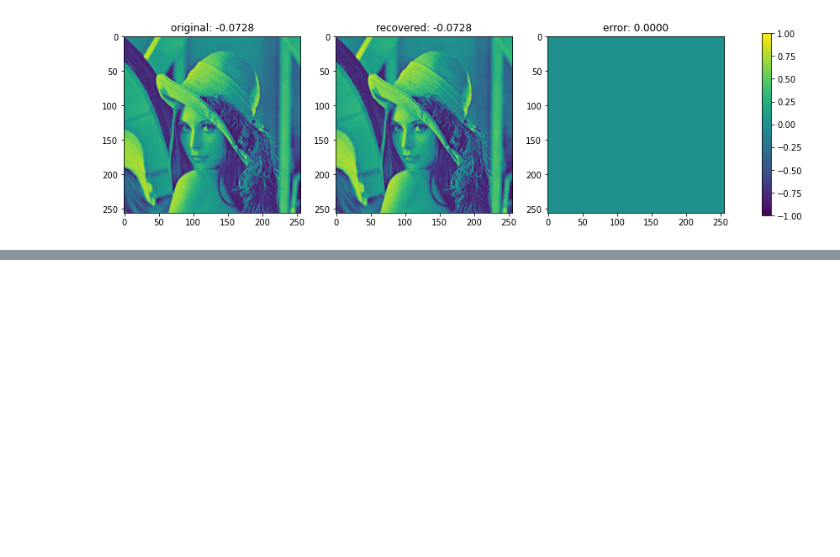
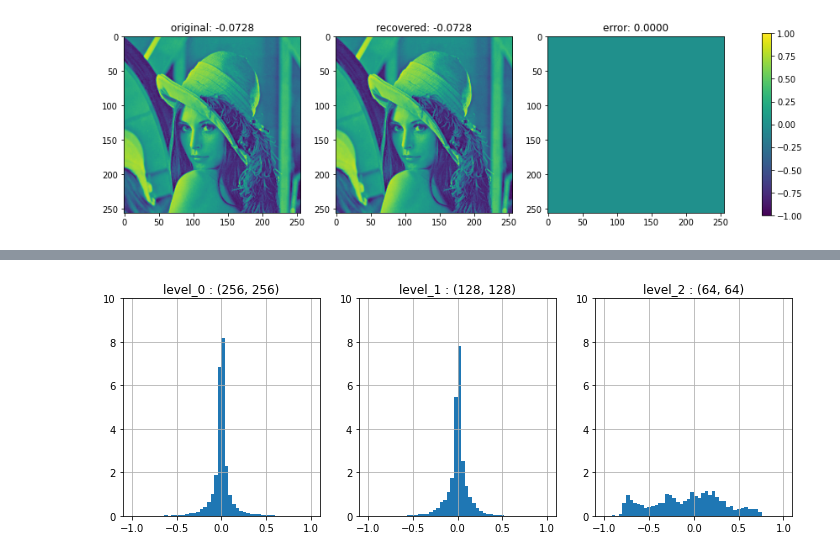
Before and after one commit to NikolasMarkou/blind_image_denoising, a Jupyter notebook: notebooks/test_laplacian_pyramid.ipynb, the cells around one changed output, grey strips where cells are left out. Drawn from its saved outputs; the diff is of its cells as text; code cells hidden in the pictures; blank space fills up the shorter version.

```diff
--- a/notebooks/test_laplacian_pyramid.ipynb
+++ b/notebooks/test_laplacian_pyramid.ipynb
@@ -88,0 +95,17 @@ plt.show()
+# %%
+fig, axes = plt.subplots(nrows=1, ncols=LEVELS, figsize=(12,4))
+for i in range(LEVELS):
+    x_mean_i = np.mean(x_pyramid[i])
+    x_min_i = np.min(np.abs(x_pyramid[i]))
+    x_max_i = np.max(np.abs(x_pyramid[i]))
+    axes[i].hist(
+        x = x_pyramid[i].flatten(),
+        bins=50,
+        density=True,
+        range=(-1.0, +1.0))
+    axes[i].set_ylim((0.0, 10.0))
+    axes[i].grid(True)
+    axes[i].set_title(f"level_{i} : {x_pyramid[i].shape[1:3]}")
+plt.show()
+# %% [output]
+[figure, added]
```
Also changed, not shown: parts of 2 cells of this notebook, 1 other file.
